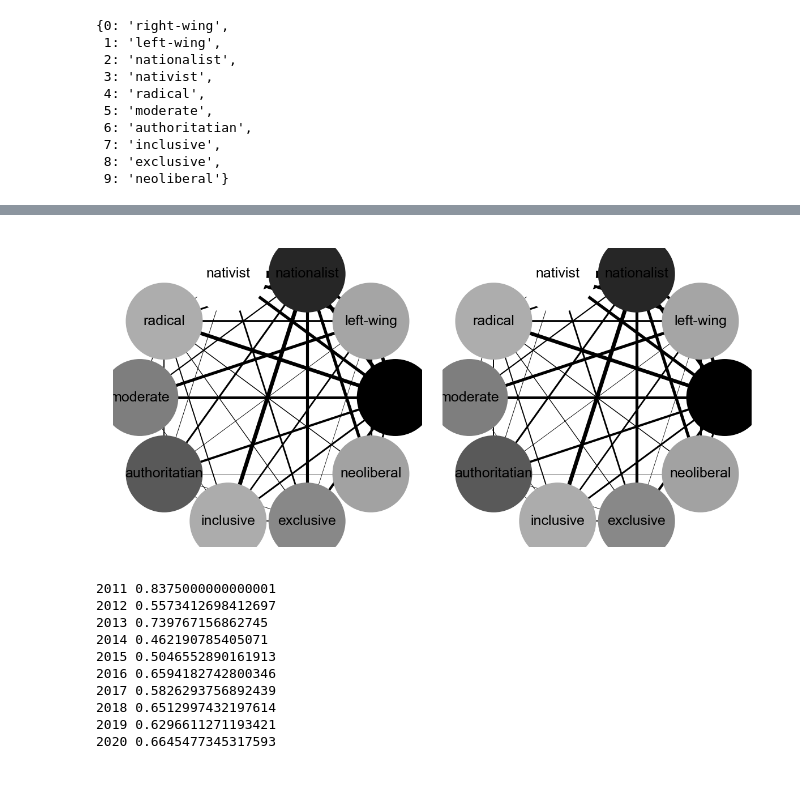
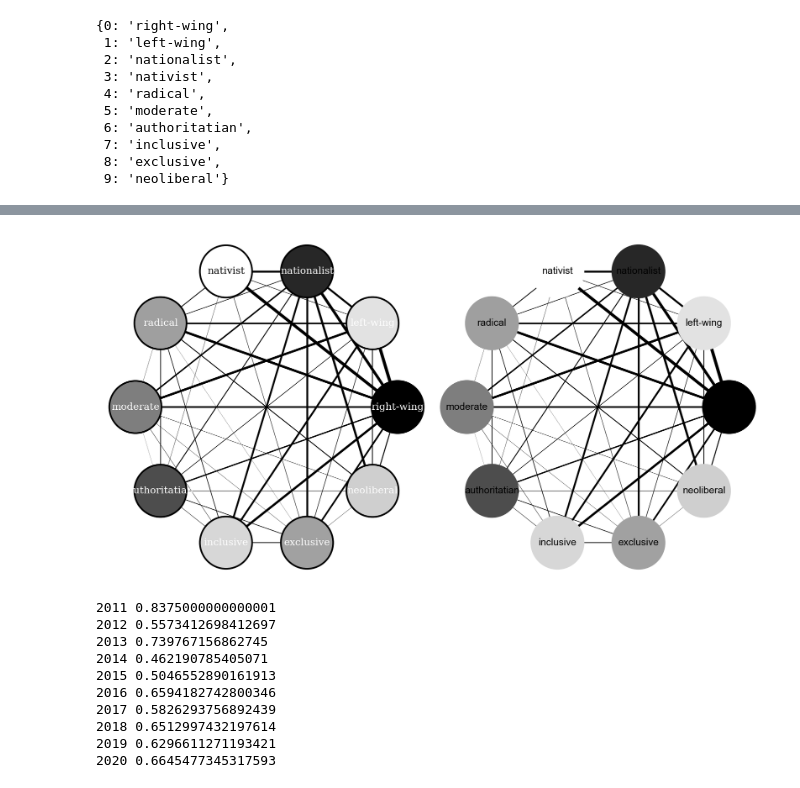
Before and after one commit to CCS-ZCU/pop, a Jupyter notebook: scripts/10_conc_classification.ipynb, the cells around one changed output, grey strips where cells are left out. Cells and saved outputs as stored; diff of their text form; code cells hidden in the pictures.

Commit message:
grayscale figures

```diff
--- a/scripts/10_conc_classification.ipynb
+++ b/scripts/10_conc_classification.ipynb
@@ -513,4 +511,4 @@ edge_sizes
 # %%
-color_vals = list(nx.get_node_attributes(G, "correct").values())
+color_vals = [val + 0.2 for val in list(nx.get_node_attributes(G, "correct").values())]
 color_vals
 # %% [output]
@@ -526,0 +525,3 @@ color_vals
+# %%
+color_vals_labels = ["white" if n > 0.5 else "black" for n in color_vals]
+color_vals_labels
@@ -526,0 +552,3 @@ color_vals
+# %%
+for pos_tup, color in zip(pos.items(), color_vals_labels):
+    (pos_tup[1][0], pos_tup[1][1], pos_tup[0]) #, font_size=6, c=color)
@@ -526,0 +566,10 @@ color_vals
+# %%
+  #, font_size=6, c=color)
+fig, ax = plt.subplots(figsize=(5.7, 5.7), dpi=300, tight_layout=True)
+
+nx.draw_networkx_nodes(G, pos, node_size=4000, node_color=color_vals, edgecolors="black", cmap=plt.cm.binary, ax=ax)
+nx.draw_networkx_edges(G, pos, width=edge_sizes, ax=ax)
+for pos_tup, color in zip(pos.items(), color_vals_labels):
+    ax.text(pos_tup[1][0], pos_tup[1][1], pos_tup[0], size=8, c=color, horizontalalignment='center', verticalalignment='center')
+
+ax.set_axis_off()
@@ -527,18 +580,20 @@ color_vals
 # %%
-fig, [ax1, ax2] = plt.subplots(1,2, figsize=(4,2), dpi=300, tight_layout=True)
+fig, [ax1, ax2] = plt.subplots(1,2, figsize=(5.7,3), dpi=300, tight_layout=True)
 
-nx.draw_networkx_nodes(G, pos, node_size=1000, node_color=color_vals, cmap=plt.cm.binary, ax=ax1)
+nx.draw_networkx_nodes(G, pos, node_size=1000, node_color=color_vals, edgecolors="black",cmap=plt.cm.binary, ax=ax1)
 nx.draw_networkx_edges(G, pos, width=edge_sizes, ax=ax1)
-nx.draw_networkx_labels(G, pos=pos, font_size=6, ax=ax1)
+for pos_tup, color in zip(pos.items(), color_vals_labels):
+    ax1.text(pos_tup[1][0], pos_tup[1][1], pos_tup[0], size=6, c=color, horizontalalignment='center', verticalalignment='center')
+
 ax1.set_axis_off()
 
 nx.draw_networkx_nodes(G, pos, node_size=1000, node_color=color_vals, cmap=plt.cm.binary, ax=ax2)
 nx.draw_networkx_edges(G, pos, width=edge_sizes, ax=ax2)
 nx.draw_networkx_labels(G, pos=pos, font_size=6, ax=ax2)
 
 ax2.set_axis_off()
 # %% [output]
-[figure, old version]
+[figure, new version]
 # %%
     # filter test data by year
 for year in range(2011,2021):
```
Also changed, not shown: parts of 36 cells of this notebook, 4 other files.
